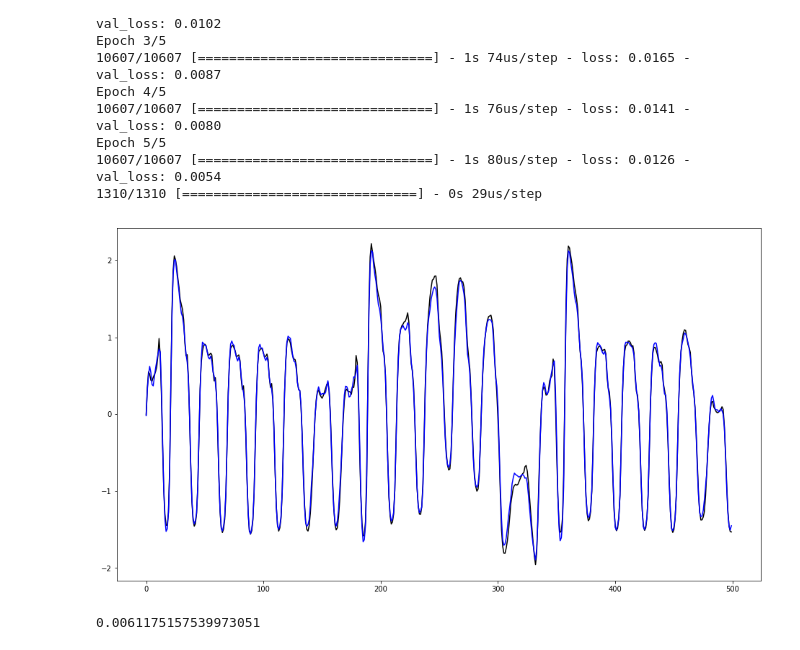
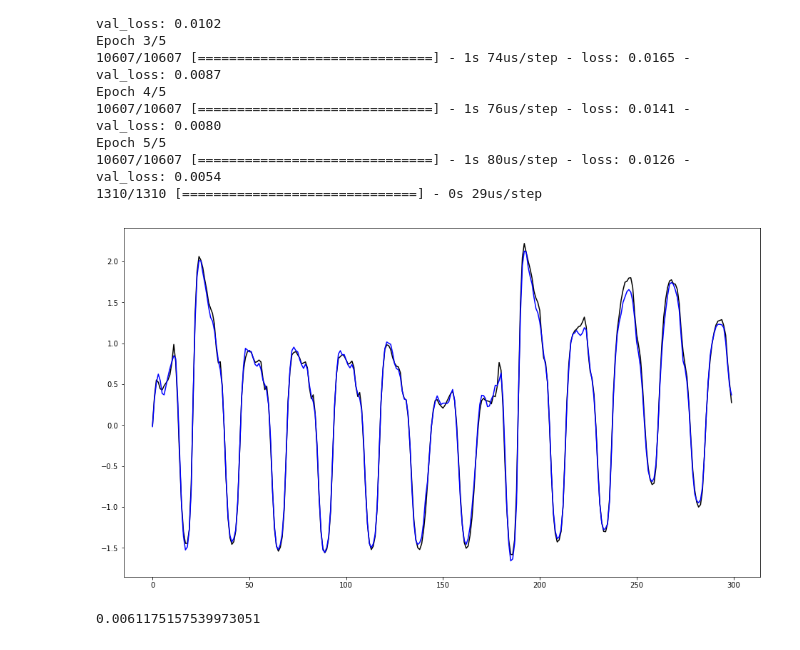
Before and after one commit to xingliuUT/battery_planner, a Jupyter notebook: nn_model.ipynb, the cells around one changed output. Drawn from its saved outputs; the diff is of its cells as text; code cells hidden in the pictures.

```diff
--- a/nn_model.ipynb
+++ b/nn_model.ipynb
@@ -144,14 +144,14 @@ Epoch 5/5
 # %%
 predicted = model.predict(X_test)
 try:
     fig = plt.figure(figsize=(16, 9))
-    plt.plot(Y_test[:500], color='black')
-    plt.plot(predicted[:500], color='blue')
+    plt.plot(Y_test[:300], color='black')
+    plt.plot(predicted[:300], color='blue')
     plt.show()
 except Exception as e:
     print(str(e))
 # %% [output]
-[figure, old version]
+[figure, new version]
 # %%
 score
 # %% [output]
```
Also changed, not shown: 2 other files.
